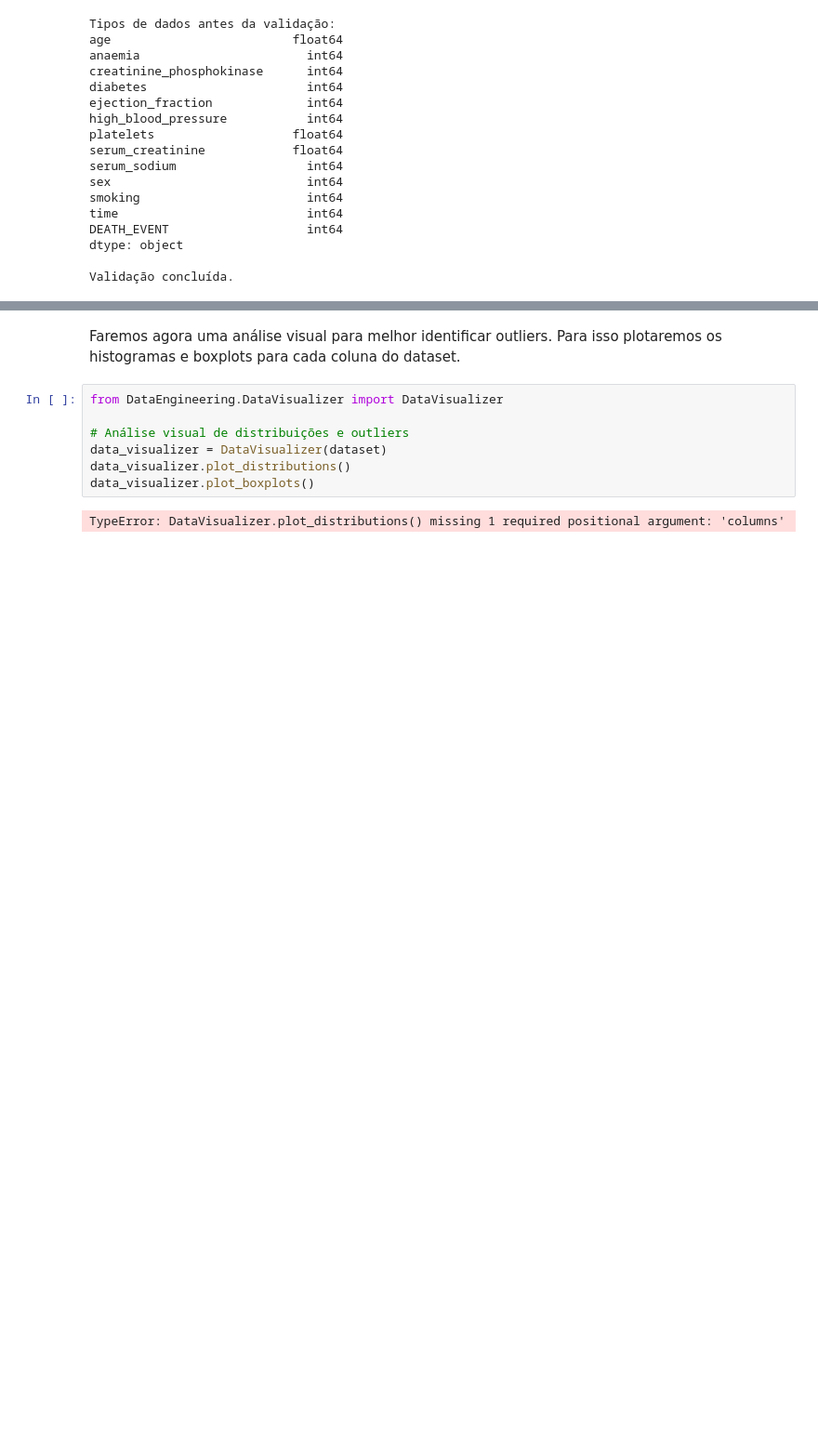
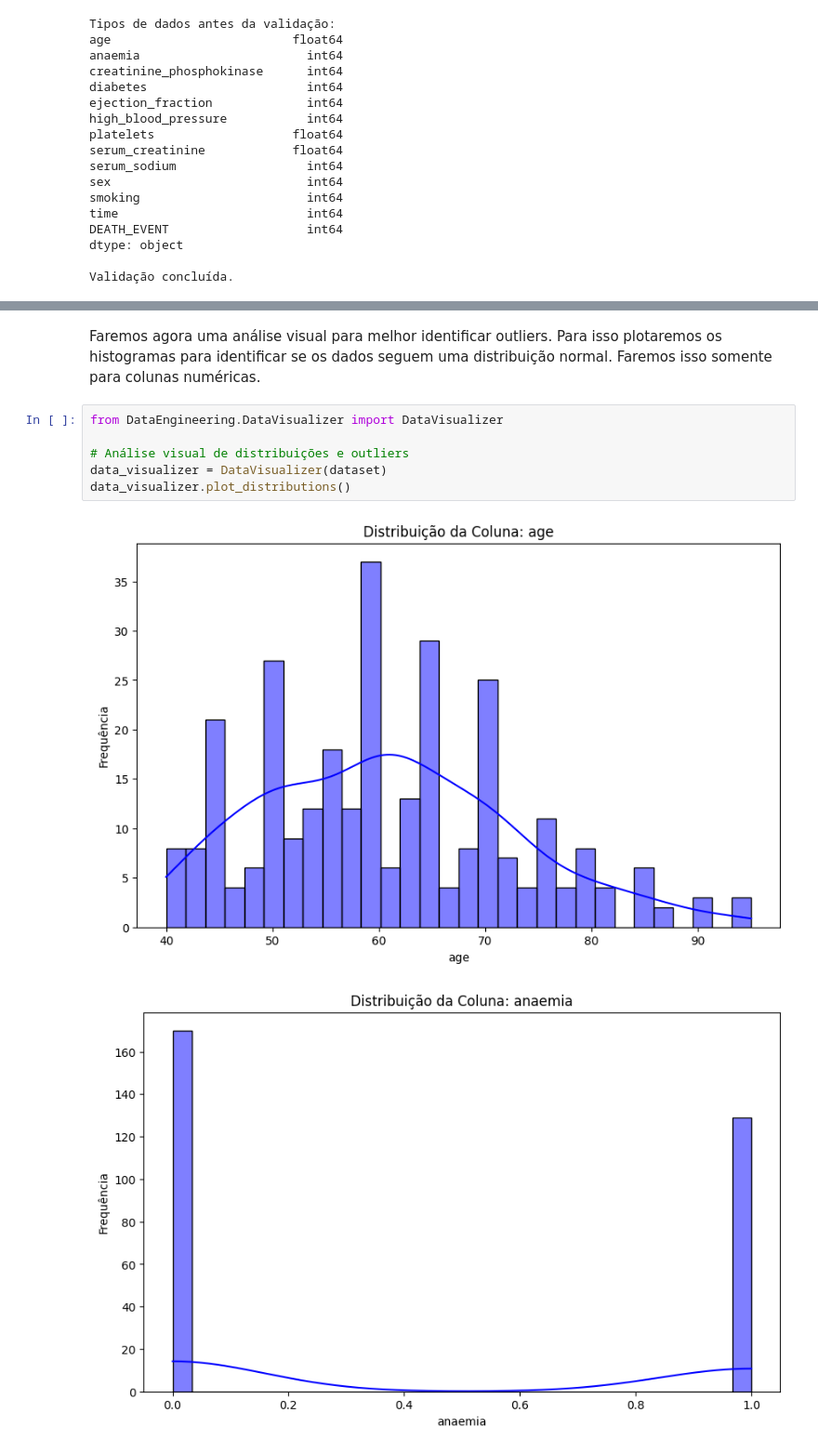
Before and after one commit to batista-neto/data-mining-heart-failure, a Jupyter notebook: main.ipynb, the cells around one changed output, grey strips where cells are left out. Shown: that part at 93% size. Cells and saved outputs as stored; diff of their text form; blank space fills up the shorter version.

```diff
--- a/main.ipynb
+++ b/main.ipynb
@@ -61,12 +69,11 @@ Validação concluída.
 # %% [markdown]
-Faremos agora uma análise visual para melhor identificar outliers. Para isso plotaremos os histogramas e boxplots para
-cada coluna do dataset.
+Faremos agora uma análise visual para melhor identificar outliers. Para isso plotaremos os histogramas para identificar se os dados seguem uma distribuição normal. Faremos isso somente para colunas numéricas.
 # %%
 from DataEngineering.DataVisualizer import DataVisualizer
 
 # Análise visual de distribuições e outliers
 data_visualizer = DataVisualizer(dataset)
 data_visualizer.plot_distributions()
-data_visualizer.plot_boxplots()
 # %% [output]
-TypeError: DataVisualizer.plot_distributions() missing 1 required positional argument: 'columns'
+[figure, added]
+[figure, added]
```
Also changed, not shown: parts of 12 cells of this notebook, 1 other file.
